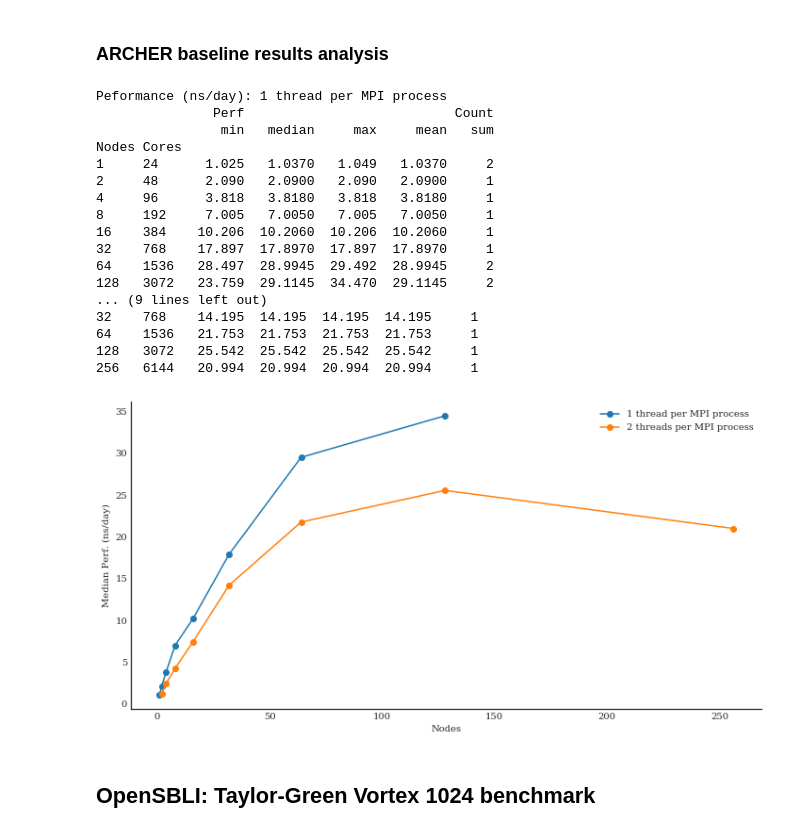
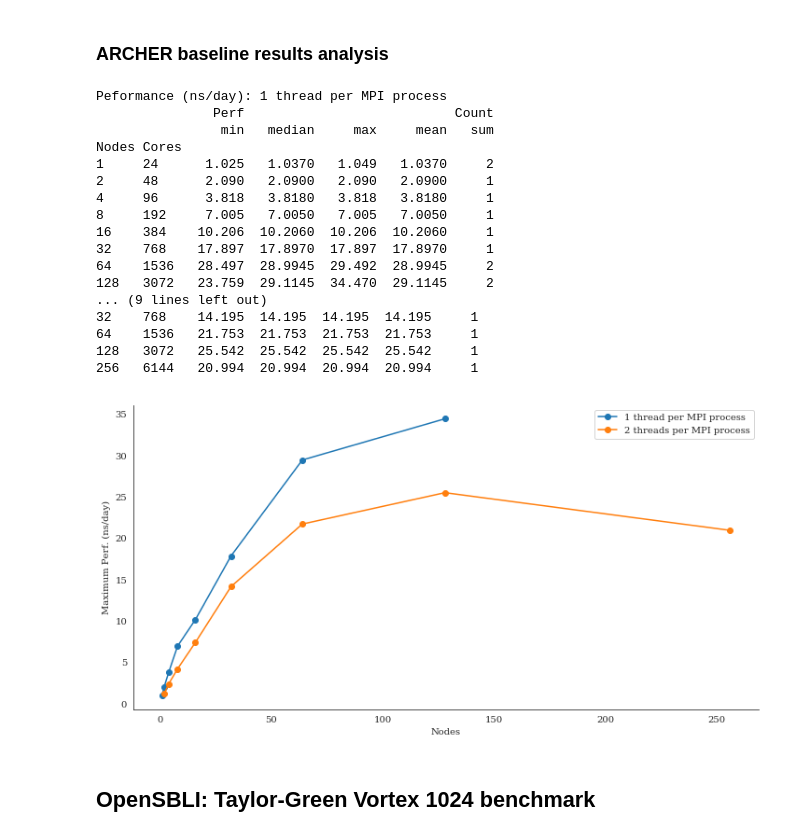
Before and after one commit to hpc-uk/archer-benchmarks, a Jupyter notebook: analysis/ARCHER_Baseline_Results.ipynb, the cells around one changed output. Saved outputs shown, nothing was run; the diff lists cells and outputs as text; code cells hidden in the pictures.

```diff
--- a/analysis/ARCHER_Baseline_Results.ipynb
+++ b/analysis/ARCHER_Baseline_Results.ipynb
@@ -138,34 +138,34 @@ df_list = gromacs.create_df_list(gromacsfiles, 24)
 gromacs_df = pd.DataFrame(df_list)
 # %%
 print('\nPeformance (ns/day): 1 thread per MPI process')
-nodes, perf_median = gromacs.get_perf_stats(gromacs_df, 1, 'max', writestats=True)
+nodes, perf_max = gromacs.get_perf_stats(gromacs_df, 1, 'max', writestats=True)
 print('\nPeformance (ns/day): 2 threads per MPI process')
-nodes2, perf_median2 = gromacs.get_perf_stats(gromacs_df, 2, 'max', writestats=True)
-plt.plot(nodes, perf_median, '-o', label='1 thread per MPI process')
-plt.plot(nodes2, perf_median2, '-o', label='2 threads per MPI process')
+nodes2, perf_max2 = gromacs.get_perf_stats(gromacs_df, 2, 'max', writestats=True)
+plt.plot(nodes, perf_max, '-o', label='1 thread per MPI process')
+plt.plot(nodes2, perf_max2, '-o', label='2 threads per MPI process')
 plt.xlabel('Nodes')
-plt.ylabel('Median Perf. (ns/day)')
+plt.ylabel('Maximum Perf. (ns/day)')
 plt.legend(loc='best')
 sns.despine()
 # %% [output]
 Peformance (ns/day): 1 thread per MPI process
                Perf                           Count
                 min   median     max     mean   sum
 Nodes Cores
 1     24      1.025   1.0370   1.049   1.0370     2
 2     48      2.090   2.0900   2.090   2.0900     1
 4     96      3.818   3.8180   3.818   3.8180     1
 8     192     7.005   7.0050   7.005   7.0050     1
 16    384    10.206  10.2060  10.206  10.2060     1
 32    768    17.897  17.8970  17.897  17.8970     1
 64    1536   28.497  28.9945  29.492  28.9945     2
 128   3072   23.759  29.1145  34.470  29.1145     2
 ... (9 lines left out)
 32    768    14.195  14.195  14.195  14.195     1
 64    1536   21.753  21.753  21.753  21.753     1
 128   3072   25.542  25.542  25.542  25.542     1
 256   6144   20.994  20.994  20.994  20.994     1
-[figure, old version]
+[figure, new version]
 # %% [markdown]
 ## OpenSBLI: Taylor-Green Vortex 1024 benchmark
 # %% [markdown]
```
Also changed, not shown: parts of 4 cells of this notebook, 9 other files.
